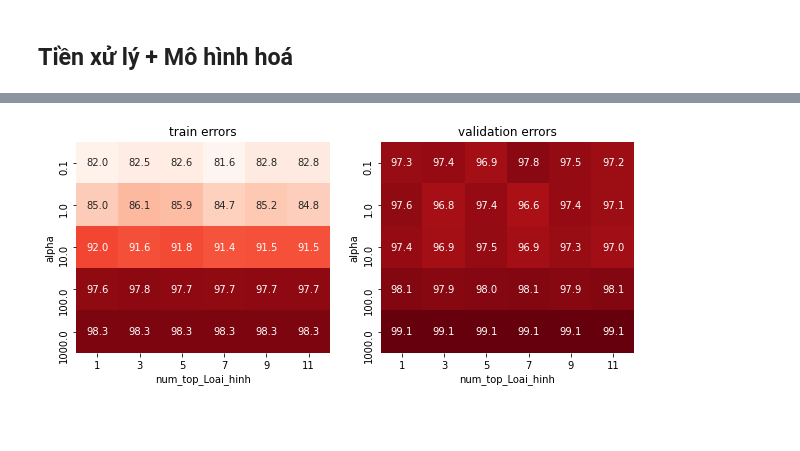
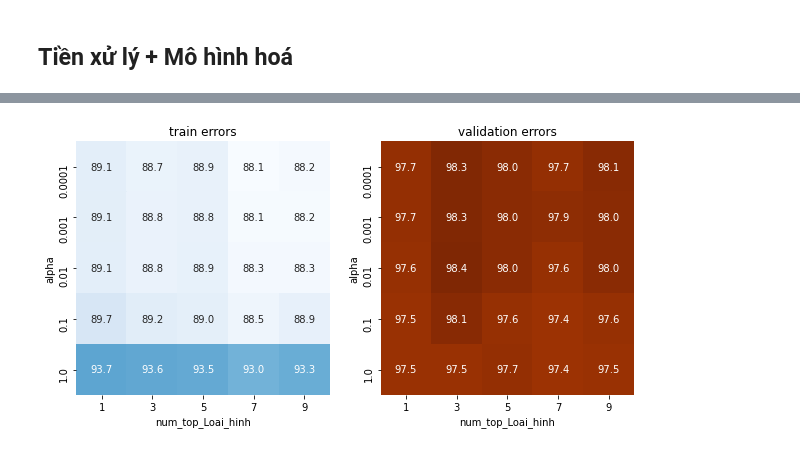
Before and after one commit to pdthuc/Project-House_Price_Prediction, a Jupyter notebook: Data/TienXuLy.ipynb, the cells around one changed output, grey strips where cells are left out. Drawn from its saved outputs; the diff is of its cells as text; code cells hidden in the pictures; blank space fills up the shorter version.

```diff
--- a/Data/TienXuLy.ipynb
+++ b/Data/TienXuLy.ipynb
@@ -282,11 +279,19 @@ class ColAdderDropper(BaseEstimator, TransformerMixin):
         dropped_cols.extend(('Loại hình', 'Dự án'))
         df.drop(dropped_cols, axis=1, inplace=True)
 
+        # Điền thiếu cho cột 'Diện tích sử dụng' sao cho có giá trị < cột diện tích
+        for i in range(0, df.shape[0]):
+            index = df.index[i]
+            temp = df['Diện tích sử dụng'][index]
+
+            if pd.isna(temp) == True:
+                df.at[index, 'Diện tích sử dụng'] = df['Diện tích'][index]
+
         to_float_arr = ['Diện tích', 'Diện tích sử dụng']
         ConVert2Num(df, to_float_arr)
 
-#         to_int_arr = ['Số tầng']
-#         Convert2Int(df, to_int_arr)
+        Convert2Int(df, int_num_cols)
+
         return df
 # %%
 # TEST FIT METHOD
@@ -341,7 +360,7 @@ See the caveats in the documentation: https://pandas.pydata.org/pandas-docs/stab
 - Cuối cùng, khi tất cả các cột đã được điền giá trị thiếu và đã có dạng số, ta sẽ tiến hành chuẩn hóa bằng cách trừ đi mean và chia cho độ lệch chuẩn của cột để giúp cho các thuật toán cực tiểu hóa như Gradient Descent, LBFGS, ... hội tụ nhanh hơn (gợi ý: dùng StandardScaler trong Sklearn).
 - Nhiệm vụ: tạo ra một pipeline, đặt tên là preprocess_pipeline, bao gồm: bước thêm cột 'Diện tích', 'Diện tích sử dụng' và bỏ các cột (đã cài ở class ColAdderDropper, để num_top_Loai_hinh=4), và tất cả các bước ở đây. Sau khi tạo ra được pipeline này rồi, bạn sẽ gọi phương thức fit_transform với đầu vào là train_X_df để tính các giá trị từ tập huấn luyện và đồng thời tiền xử lý train_X_df; kết quả trả về sẽ là train_X_df sau khi đã tiền xử lý, là một mảng Numpy, bạn đặt tên là preprocessed_train_X.
 # %%
-# CÁC CỘT DẠNG SỐ
-num_cols.extend(('Diện tích', 'Diện tích sử dụng'))
-num_cols
+# CÁC CỘT DẠNG SỐ kiểu float
+float_num_cols.extend(('Diện tích', 'Diện tích sử dụng'))
+float_num_cols
 # %% [output]
@@ -350,7 +369,7 @@ num_cols
 # CỘT KHÔNG PHẢI DẠNG SỐ
 cate_cols = []
 for i in after_train_transform_df.columns:
-    if i not in num_cols:
+    if i not in int_num_cols and i not in float_num_cols:
         cate_cols.append(i)
 #         print(i)
 
@@ -418,26 +421,27 @@ See the caveats in the documentation: https://pandas.pydata.org/pandas-docs/stab
 ## Tiền xử lý + Mô hình hoá
 # %%
 # Tạo full pipeline
-
 coladderdropper = ColAdderDropper()
 imp_mean = SimpleImputer(strategy='mean')
+imp_median = SimpleImputer(strategy='median')
 imp_mode = SimpleImputer(strategy='most_frequent')
 encoding = OneHotEncoder()
 categorical_transformer = make_pipeline(imp_mode, encoding)
 
-colTransform = ColumnTransformer(transformers=[('numerical', imp_mean, num_cols),
-                                               ('categorical', categorical_transformer,cate_cols)])
+colTransform = ColumnTransformer(transformers=[('float_numerical', imp_mean, float_num_cols),
+                                                ('int_numerical', imp_median, int_num_cols),
+                                               ('categorical', categorical_transformer, cate_cols)])
 colNormalize = StandardScaler()
 
-mlpclassifier = MLPClassifier(hidden_layer_sizes=(20), activation='tanh', solver='lbfgs', random_state=0, max_iter=500)
+mlpclassifier = MLPClassifier(hidden_layer_sizes=(20), activation='identity', solver='adam', random_state=0, max_iter=500)
 full_pipeline = make_pipeline(coladderdropper, colTransform, colNormalize, mlpclassifier)
 
 # Thử nghiệm với các giá trị khác nhau của các siêu tham số
 # và chọn ra các giá trị tốt nhất
 train_errs = []
 val_errs = []
-alphas = [0.1, 1, 10, 100, 1000]
-num_top_Loai_hinh_s = [1, 3, 5, 7, 9, 11]
+alphas = [0.0001, 0.001, 0.01, 0.1, 1]
+num_top_Loai_hinh_s = [1, 3, 5, 7, 9]
 best_val_err = float('inf'); best_alpha = None; best_num_top_Loai_hinh = None
 
 for alpha in alphas:
@@ -498,19 +502,19 @@ Pipeline(steps=[('coladderdropper', ColAdderDropper(num_top_Loai_hinh=11)),
 # %%
 # Trực quan hóa kết quả
 train_errs_df = pd.DataFrame(data=np.array(train_errs).reshape(len(alphas), -1),
                              index=alphas, columns=num_top_Loai_hinh_s)
 val_errs_df = pd.DataFrame(data=np.array(val_errs).reshape(len(alphas), -1),
                            index=alphas, columns=num_top_Loai_hinh_s)
 min_err = min(min(train_errs), min(val_errs))
 max_err = max(max(train_errs), max(val_errs))
 plt.figure(figsize=(10, 5))
 plt.subplot(1, 2, 1)
 sns.heatmap(train_errs_df, vmin=min_err, vmax=max_err, square=True, annot=True,
-            cbar=False, fmt='.1f', cmap='Reds')
+            cbar=False, fmt='.1f', cmap='Blues')
 plt.title('train errors'); plt.xlabel('num_top_Loai_hinh'); plt.ylabel('alpha')
 plt.subplot(1, 2, 2)
 sns.heatmap(val_errs_df, vmin=min_err, vmax=max_err, square=True, annot=True,
-            cbar=False, fmt='.1f', cmap='Reds')
+            cbar=False, fmt='.1f', cmap='Oranges')
 plt.title('validation errors'); plt.xlabel('num_top_Loai_hinh'); plt.ylabel('alpha');
 # %% [output]
-[figure, old version]
+[figure, new version]
```
Also changed, not shown: parts of 27 cells of this notebook.
